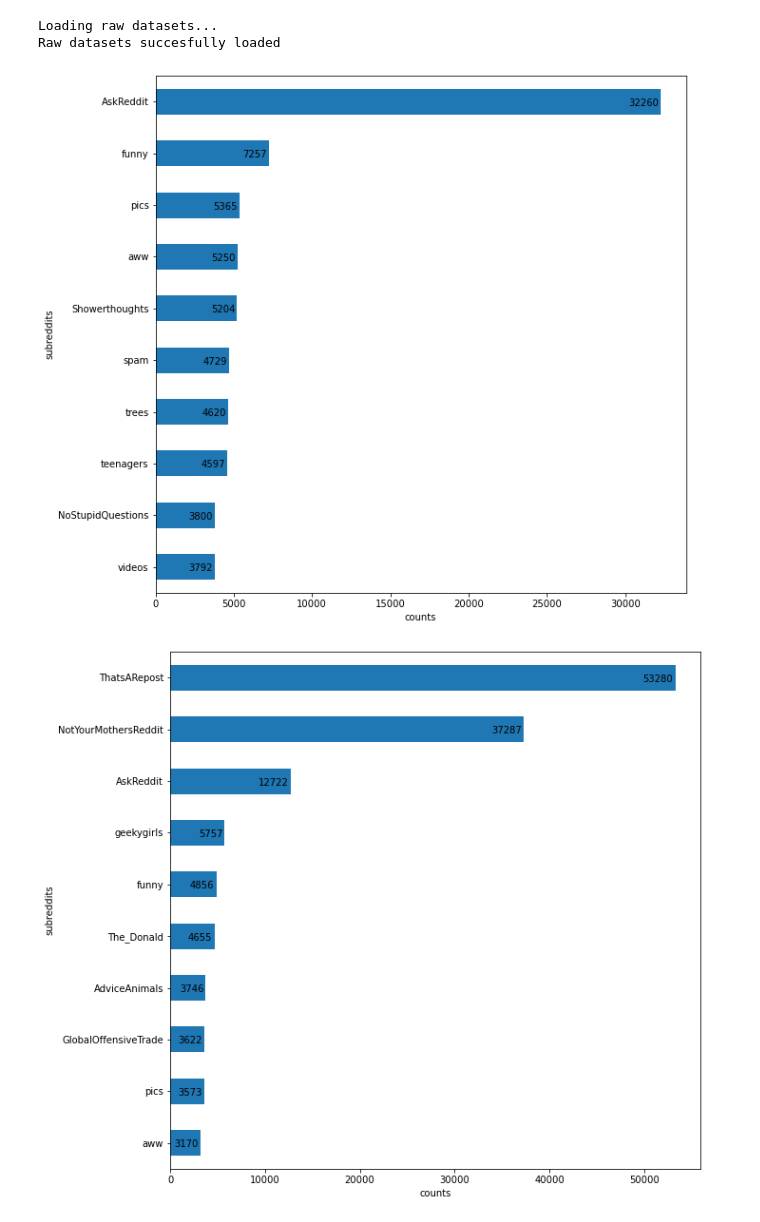
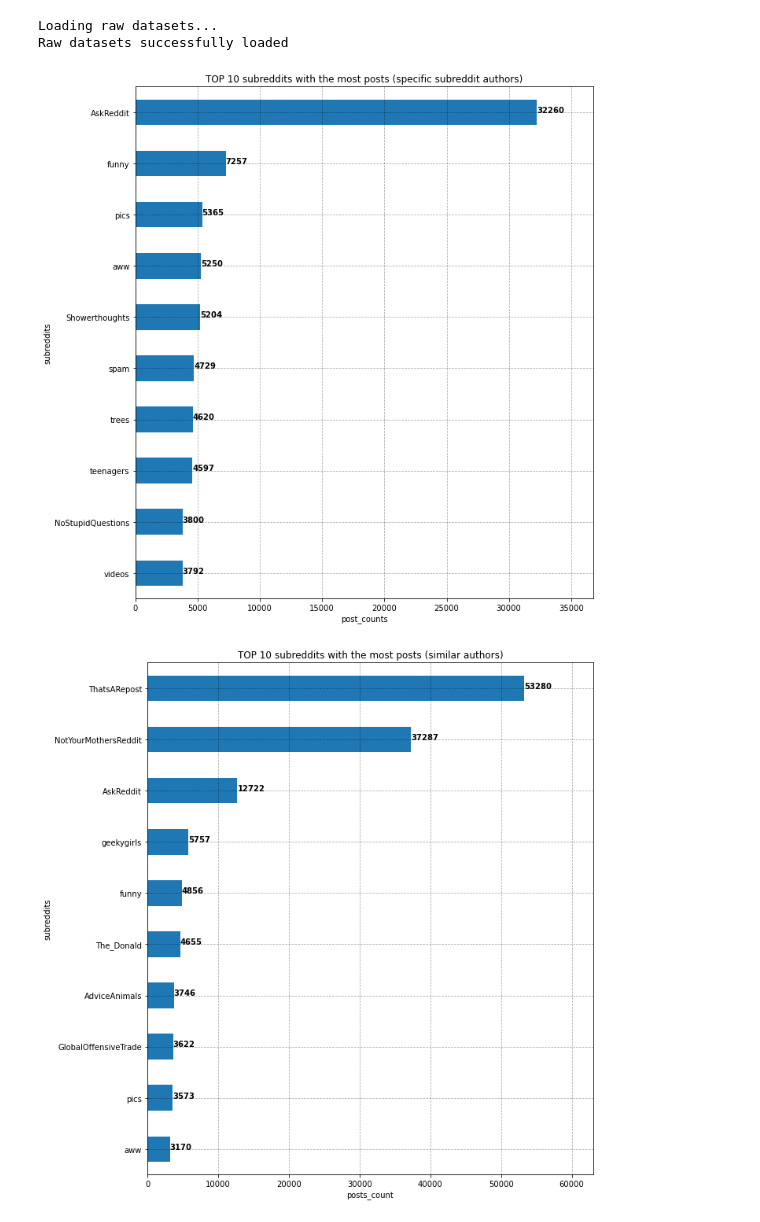
Before and after one commit to Nacho888/reddit-analysis, a Jupyter notebook: machinelearning/datasets_analysis.ipynb, the cells around one changed output. Drawn from its saved outputs; the diff is of its cells as text; code cells hidden in the pictures.

Commit message:
Improved visualization (more options and better charts)

```diff
--- a/machinelearning/datasets_analysis.ipynb
+++ b/machinelearning/datasets_analysis.ipynb
@@ -16,7 +16,7 @@ data_control = pd.DataFrame(pd.read_json("../backups/ref_author_posts.jsonl", li
 data_control["depression_related"] = [0] * len(data_control.index)  # Dep. identifier: false
 non_dep_size = len(data_control.index)
 
-print("Raw datasets succesfully loaded")
+print("Raw datasets successfully loaded")
 # %% [output]
 Loading raw datasets...
-Raw datasets succesfully loaded
+Raw datasets successfully loaded
@@ -34,12 +27,46 @@ def annotate_barh_chart(ax, x_name, y_name):
+# %%
+import matplotlib.pyplot as plt
+%matplotlib inline
+
+def process_bar_chart(ax, title, x_name, y_name, horizontal, values):
+    """
+    Function that decorates a chart given an Axes object
+
+    :param ax: Axes - object containing all the information needed to plot
+    :param title: str - the title of the chart
+    :param x_name: str - the name of the x-axis label
+    :param y_name: str - the name of the y-axis label
+    :param horizontal: bool - True if it's a horizontal chart (to inverse the values)
+    :param values: bool - True if you want labels to be added to your chart (currently only supported
+    for horizontal charts, so both need to be True)
+    """
+    ax.set_title(title)
+    ax.set_xlabel(x_name)
+    ax.set_ylabel(y_name)
+    if horizontal:
+        ax.invert_yaxis()
+    for tick in ax.get_xticks():
+        ax.axvline(x=tick, linestyle="dashed", alpha=0.35, color="black", zorder=1, lw=0.75)
+    for tick in ax.get_yticks():
+        ax.axhline(y=tick, linestyle="dashed", alpha=0.35, color="black", zorder=1, lw=0.75)
+    if horizontal and values:
+        for i, val in enumerate(ax.patches):
+            # x (+ little offset), y, text, color, font
+            plt.text(val.get_width() + 0.5, i, str(val.get_width()), color="black", fontweight="bold")
+    plt.tight_layout()
 # %%
+# Subreddits' post count
 dep_subreddits = data_depression["subreddit"].value_counts(sort=True)
 axes = dep_subreddits[:10].plot(kind="barh", figsize=(10, 10), x="subreddit")
-annotate_barh_chart(axes, "counts", "subreddits")
+process_bar_chart(axes, "TOP 10 subreddits with the most posts (specific subreddit authors)", "post_counts",
+                   "subreddits", True, True)
 # %% [output]
-[figure, old version]
+[figure, new version]
 # %%
+# Subreddits' post count
 ctrl_subreddits = data_control["subreddit"].value_counts(sort=True)
 axes = ctrl_subreddits[:10].plot(kind="barh", figsize=(10, 10), x="subreddit")
-annotate_barh_chart(axes, "counts", "subreddits")
+process_bar_chart(axes, "TOP 10 subreddits with the most posts (similar authors)", "posts_count", "subreddits", True,
+                   True)
 # %% [output]
-[figure, old version]
+[figure, new version]
```
Also changed, not shown: parts of 11 cells of this notebook, 3 other files.
